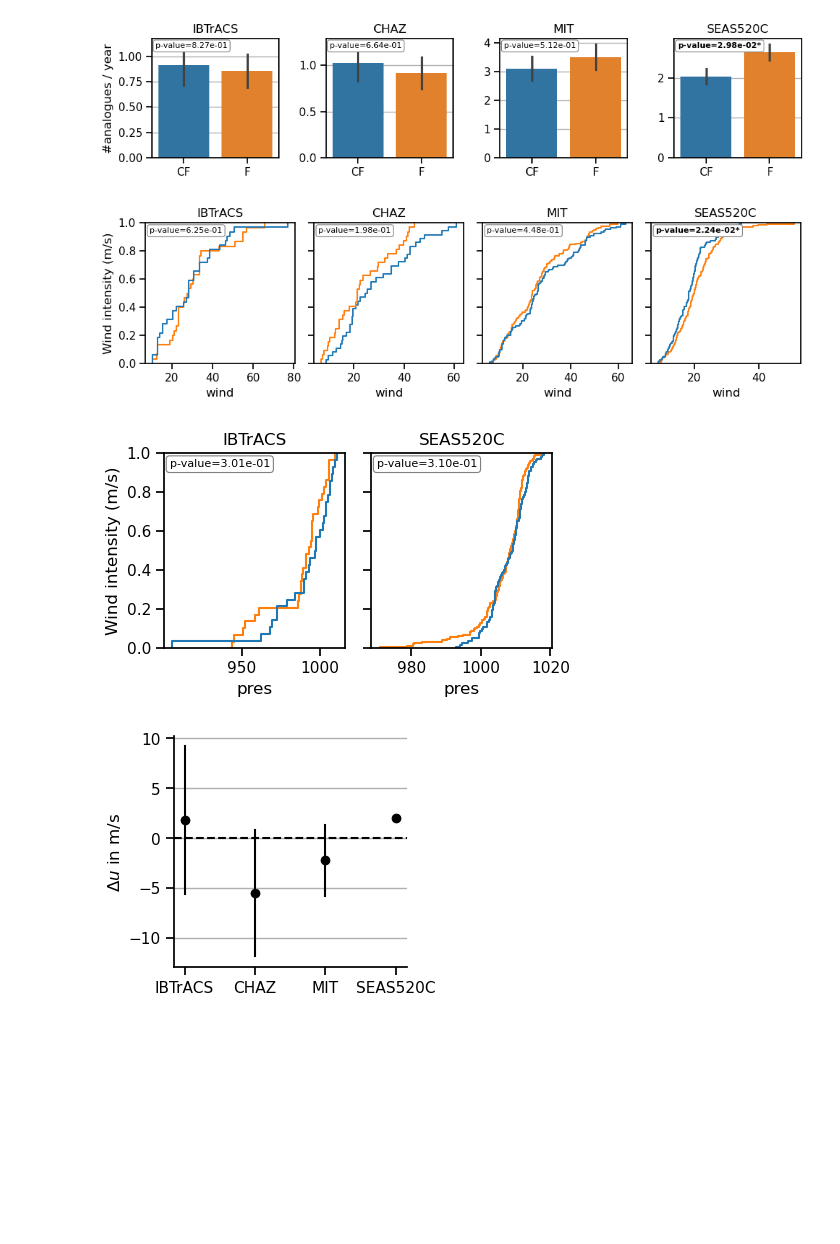
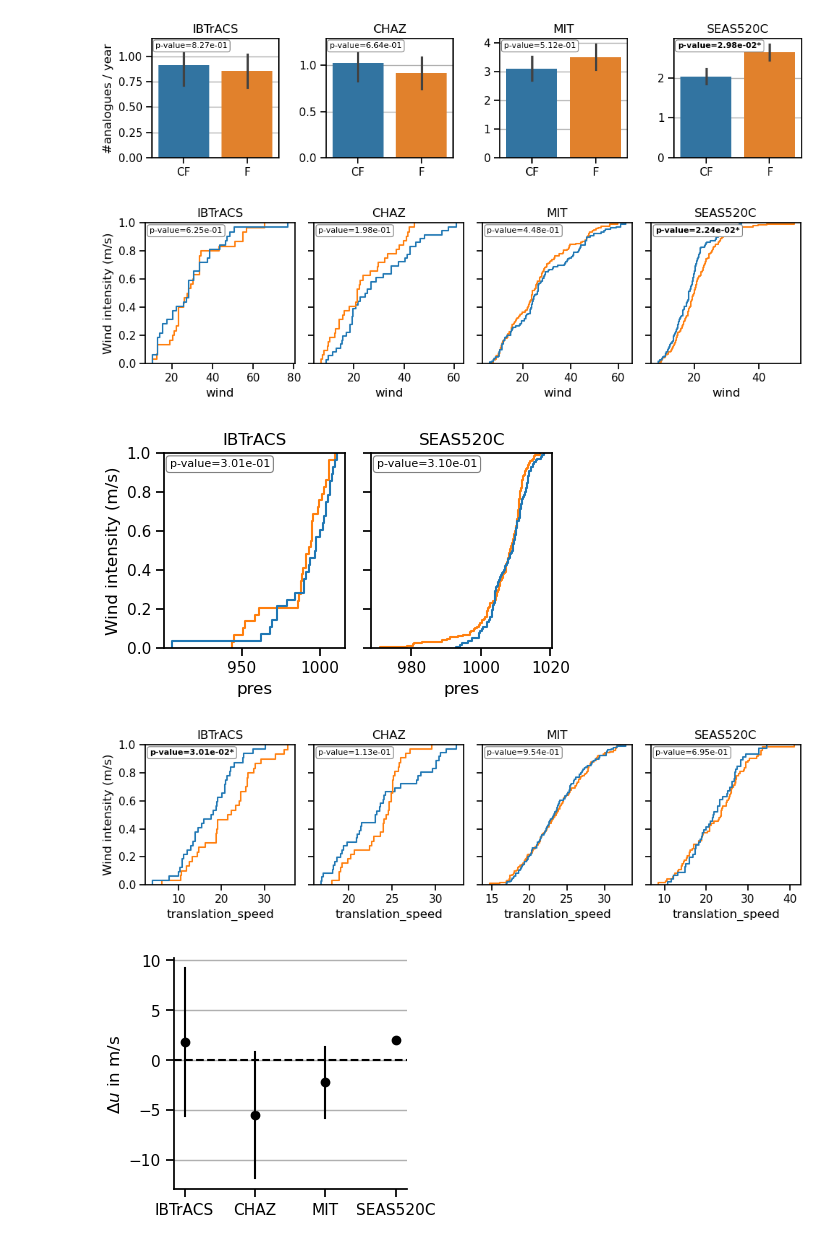
Before and after one commit to stella-bourdin/tc-track-analogues, a Jupyter notebook: notebooks/workflow.ipynb, the cells around one changed output. Cells and saved outputs as stored; diff of their text form; code cells hidden in the pictures; blank space fills up the shorter version.

```diff
--- a/notebooks/workflow.ipynb
+++ b/notebooks/workflow.ipynb
@@ -95,10 +95,12 @@ p_freq = tca.plot_diff_in_freq(analogues, parameters, pal)
 # %%
 # Differences in intensity
 p_wind = tca.plot_diff_in_intensity(analogues, pal, "wind", "ecdf")
 p_pres = tca.plot_diff_in_intensity(analogues, pal, "pres", "ecdf")
+p_speed = tca.plot_diff_in_intensity(analogues, pal, "translation_speed", "ecdf")
 # %% [output]
 [figure]
 [figure]
+[figure, added]
 # %%
 tca.plot_summary_diff_wind(analogues)
 # %% [output]
```
Also changed, not shown: parts of 2 cells of this notebook.
